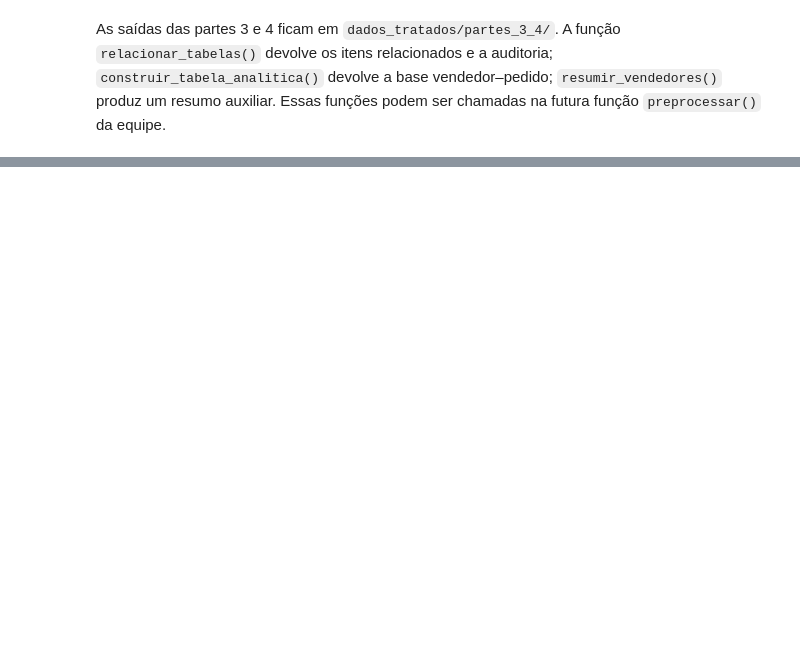
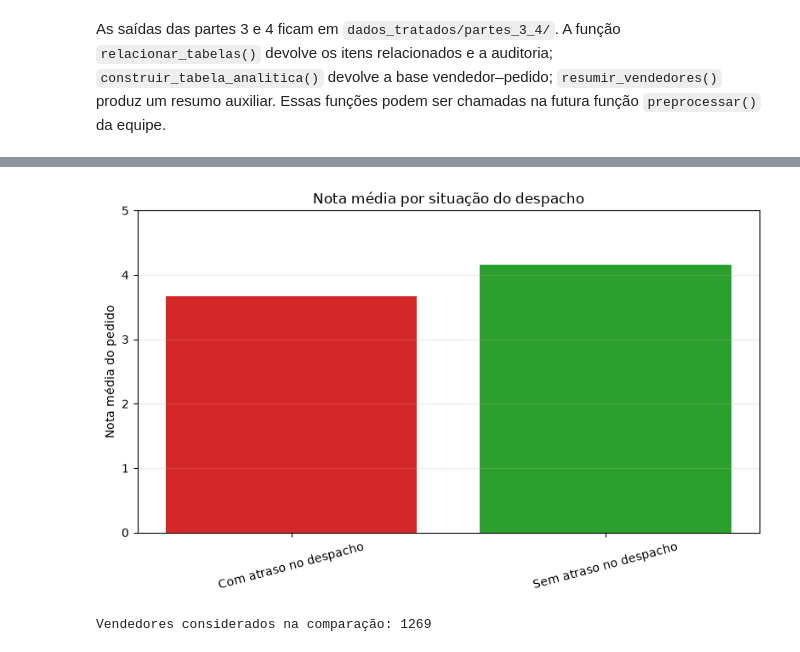
Before and after one commit to karlitus222/Projeto-Analise-Exploratoria-Olist-Vendedores, a Jupyter notebook: notebooks/01_Preparacao_Dados_Olist.ipynb, the cells around one changed output, grey strips where cells are left out. Cells and saved outputs as stored; diff of their text form; code cells hidden in the pictures; blank space fills up the shorter version.

```diff
--- a/notebooks/01_Preparacao_Dados_Olist.ipynb
+++ b/notebooks/01_Preparacao_Dados_Olist.ipynb
@@ -1966,0 +2356,31 @@ Essas funções podem ser chamadas na futura função `preprocessar()` da equipe
+# %%
+# [IA] registro 3
+
+fig, ax = plt.subplots(figsize=(8, 5))
+ax.bar(comparacao_atraso_nota["situacao"], comparacao_atraso_nota["nota_media"], color=["#d62728", "#2ca02c"])
+ax.set_title("Nota média por situação do despacho")
+ax.set_ylabel("Nota média do pedido")
+ax.set_ylim(0, 5)
+ax.grid(axis="y", alpha=0.25)
+plt.xticks(rotation=15)
+plt.tight_layout()
+plt.show()
+
+vendedores_com_nota = resumo_pipeline.loc[
+    resumo_pipeline["pedidos_com_nota"] >= MIN_PEDIDOS_AVALIADOS,
+    ["seller_id", "seller_state", "qtd_pedidos", "pedidos_despacho_avaliavel",
+     "pedidos_com_atraso_despacho", "taxa_atraso_despacho_pct",
+     "nota_media", "pedidos_nota_baixa", "taxa_nota_baixa_pct"],
+].copy()
+
+vendedores_com_nota["risco_atraso_nota"] = (
+    vendedores_com_nota["taxa_atraso_despacho_pct"]
+    + vendedores_com_nota["taxa_nota_baixa_pct"]
+)
+
+vendedores_com_nota = vendedores_com_nota.sort_values("risco_atraso_nota", ascending=False)
+print("Vendedores considerados na comparação:", len(vendedores_com_nota))
+display(vendedores_com_nota.head(10))
+# %% [output]
+[figure, added]
+Vendedores considerados na comparação: 1269
```
Also changed, not shown: parts of 30 cells of this notebook, 5 other files.
